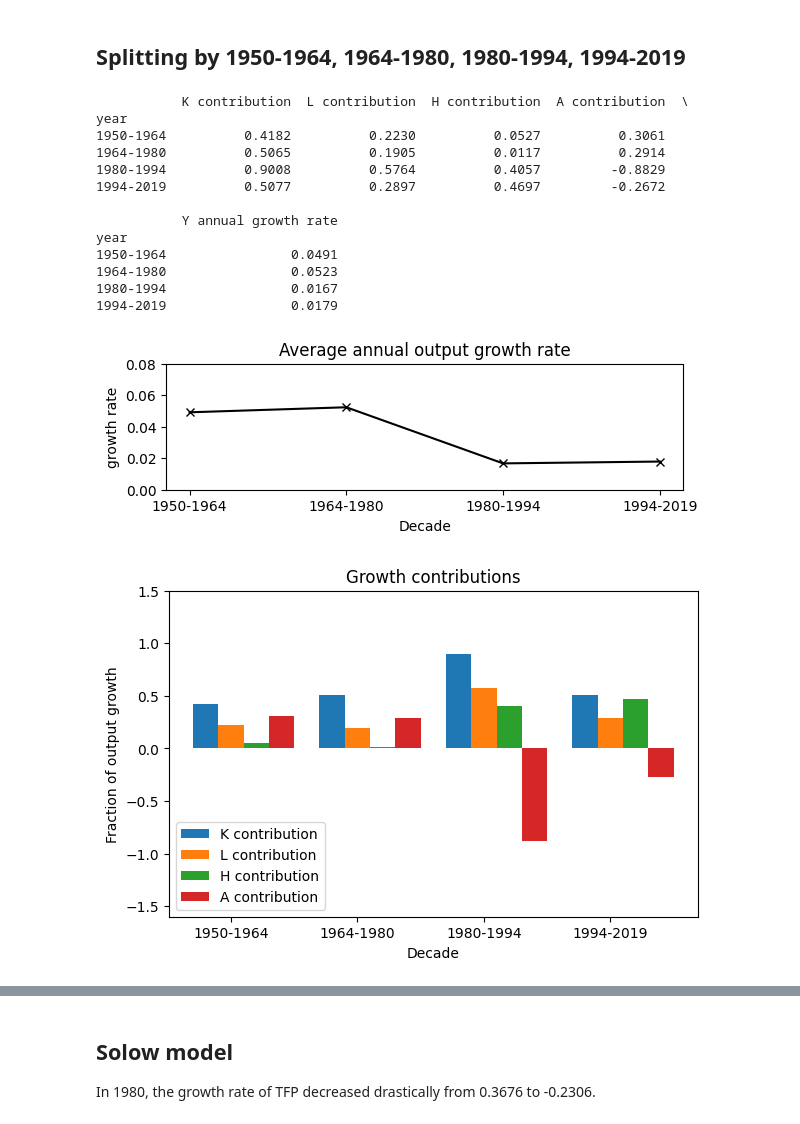
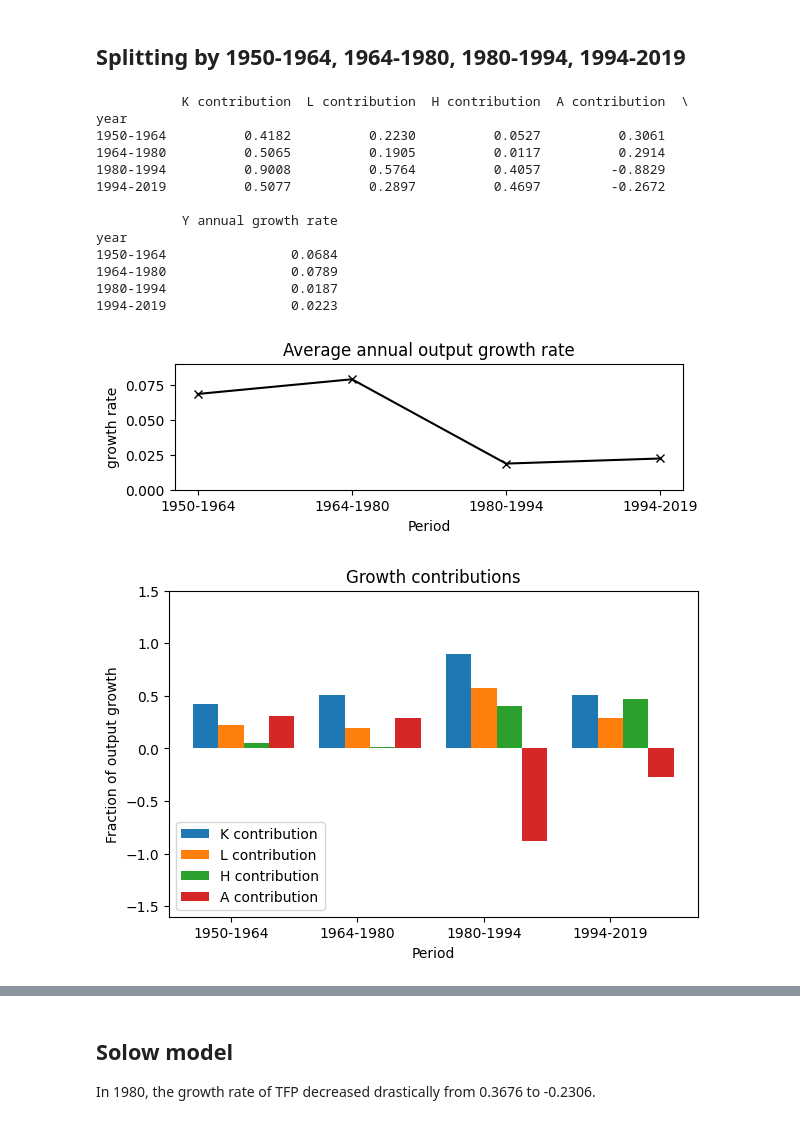
Before and after one commit to Jessie-Fung/ec2b1-brazil, a Jupyter notebook: code/code.ipynb, the cells around one changed output, grey strips where cells are left out. Saved outputs shown, nothing was run; the diff lists cells and outputs as text; code cells hidden in the pictures.

```diff
--- a/code/code.ipynb
+++ b/code/code.ipynb
@@ -607,7 +608,7 @@ mul_dict={"tfp":1, "rnna":alpha, "hc":(1-alpha), "labour":(1-alpha)}
 dec_contr = dec_change.drop(columns = "rgdpna").mul(mul_dict).divide(dec_change["rgdpna"], axis=0).reindex(columns = ["rnna", "labour", "hc", "tfp"])
 
 # Annualize Y growth rate
-dec_to_annual_Y = (dec_change["rgdpna"] + 1)**0.1 - 1
+dec_to_annual_Y = dec_change["rgdpna"]/10
 # %%
 
 # Put together the dataframe
@@ -680,79 +681,79 @@ plt.show()
 # %%
 
 # Compute yearly intervals of the form "1950-1964"
-dec_intvls = np.array([f"{y1}-{y2}" for y1, y2 in zip([1950,1964,1980,1994,2019][:-1], [1950,1964,1980,1994,2019][1:])])
+period_intvls = np.array([f"{y1}-{y2}" for y1, y2 in zip([1950,1964,1980,1994,2019][:-1], [1950,1964,1980,1994,2019][1:])])
 
-dec_change = ln_data_tfp[ln_data_tfp["year"].isin([1950,1964,1980,1994,2019])][["rgdpna", "tfp", "rnna", "hc", "labour"]].diff().iloc[1:,:]
+period_change = ln_data_tfp[ln_data_tfp["year"].isin([1950,1964,1980,1994,2019])][["rgdpna", "tfp", "rnna", "hc", "labour"]].diff().iloc[1:,:]
 
 
 # Multiply log changes of each variable by different scalars according to the production function to obtain their growth contributions
 mul_dict={"tfp":1, "rnna":alpha, "hc":(1-alpha), "labour":(1-alpha)}
 
 
-# dec_contr is the growth contribution of each variable in each decade
+# period_contr is the growth contribution of each variable in each period
 # rearrange the columns the way we want them
-dec_contr = dec_change.drop(columns = "rgdpna").mul(mul_dict).divide(dec_change["rgdpna"], axis=0).reindex(columns = ["rnna", "labour", "hc", "tfp"])
+period_contr = period_change.drop(columns = "rgdpna").mul(mul_dict).divide(period_change["rgdpna"], axis=0).reindex(columns = ["rnna", "labour", "hc", "tfp"])
 
 # Annualize Y growth rate
-dec_to_annual_Y = np.array([(rate + 1)**(1 / years) - 1 for rate, years in zip(dec_change["rgdpna"], [1964-1950, 1980-1964, 1994-1980, 2019-1994])])
+period_to_annual_Y = np.array([rate/years for rate, years in zip(period_change["rgdpna"], [1964-1950, 1980-1964, 1994-1980, 2019-1994])])
 
 
 # Put together the dataframe
-df_dec_contr = pd.DataFrame(data = np.hstack((dec_intvls[:, None],
-                                           dec_contr.to_numpy(),
-                                           dec_to_annual_Y[:, None])),
+df_period_contr = pd.DataFrame(data = np.hstack((period_intvls[:, None],
+                                           period_contr.to_numpy(),
+                                           period_to_annual_Y[:, None])),
                             columns = ['year', 'K contribution', 'L contribution', 'H contribution', 'A contribution', 'Y annual growth rate'])
 
 # Set index
-df_dec_contr = df_dec_contr.set_index('year')
+df_period_contr = df_period_contr.set_index('year')
 
 # Specify data type as float64
-df_dec_contr = df_dec_contr.astype("float64")
+df_period_contr = df_period_contr.astype("float64")
 
-print(df_dec_contr)
+print(df_period_contr)
 
-x = np.arange(len(dec_intvls))  # the label locations
+x = np.arange(len(period_intvls))  # the label locations
 
 fig, ax1 = plt.subplots(layout='constrained', figsize=(6, 2))
 ax1.set_title('Average annual output growth rate')
-ax1.plot(x, df_dec_contr["Y annual growth rate"], color='black', marker='x', label='Y growth rate')
+ax1.plot(x, df_period_contr["Y annual growth rate"], color='black', marker='x', label='Y growth rate')
 ax1.set_ylabel('growth rate')
-ax1.set_xlabel('Decade')
-ax1.set_xticks(x, dec_intvls)
-ax1.set_ylim(0, 0.08)
+ax1.set_xlabel('Period')
+ax1.set_xticks(x, period_intvls)
+ax1.set_ylim(0, 0.09)
 
 width = 0.2  # the width of the bars
 multiplier = 0
 
 fig, ax2 = plt.subplots(layout='constrained', figsize=(6, 4))
 
-for factor, contr in df_dec_contr.drop(columns = "Y annual growth rate").to_dict("list").items():
+for factor, contr in df_period_contr.drop(columns = "Y annual growth rate").to_dict("list").items():
     offset = width * multiplier
     rects = ax2.bar(x + offset, contr, width, label=factor)
     multiplier += 1
 
 # Add some text for labels, title and custom x-axis tick labels, etc.
 ax2.set_title('Growth contributions')
 ax2.set_ylabel('Fraction of output growth')
-ax2.set_xticks(x + width, dec_intvls)
+ax2.set_xticks(x + width, period_intvls)
 ax2.legend(loc='lower left', ncols=1)
 ax2.set_ylim(-1.6, 1.5)
-ax2.set_xlabel('Decade')
+ax2.set_xlabel('Period')
 
 plt.show()
 # %% [output]
            K contribution  L contribution  H contribution  A contribution  \
 year
 1950-1964          0.4182          0.2230          0.0527          0.3061
 1964-1980          0.5065          0.1905          0.0117          0.2914
 1980-1994          0.9008          0.5764          0.4057         -0.8829
 1994-2019          0.5077          0.2897          0.4697         -0.2672
 
            Y annual growth rate
 year
-1950-1964                0.0491
-1964-1980                0.0523
-1980-1994                0.0167
-1994-2019                0.0179
+1950-1964                0.0684
+1964-1980                0.0789
+1980-1994                0.0187
+1994-2019                0.0223
-[figure, old version]
+[figure, new version]
-[figure, old version]
+[figure, new version]
```
Also changed, not shown: parts of 13 cells of this notebook.
